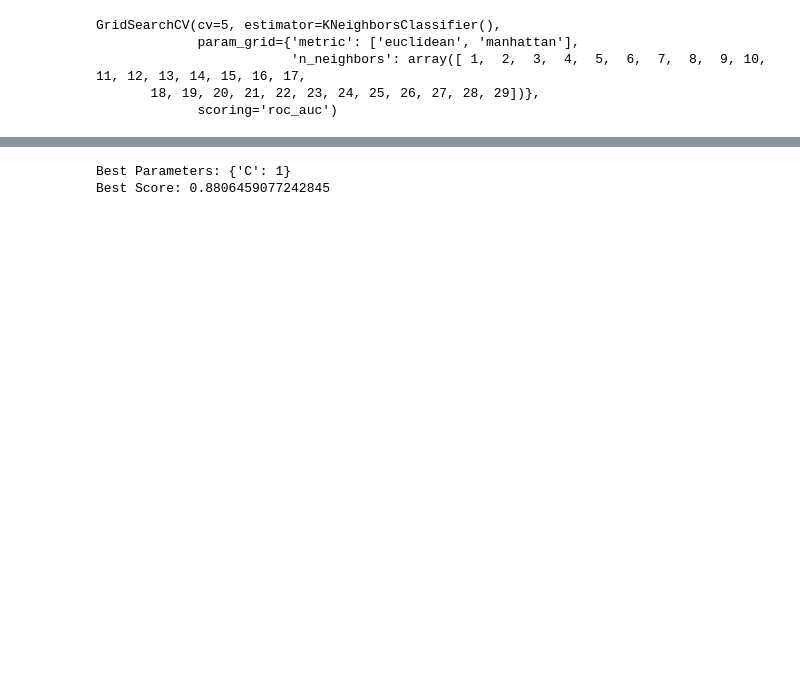
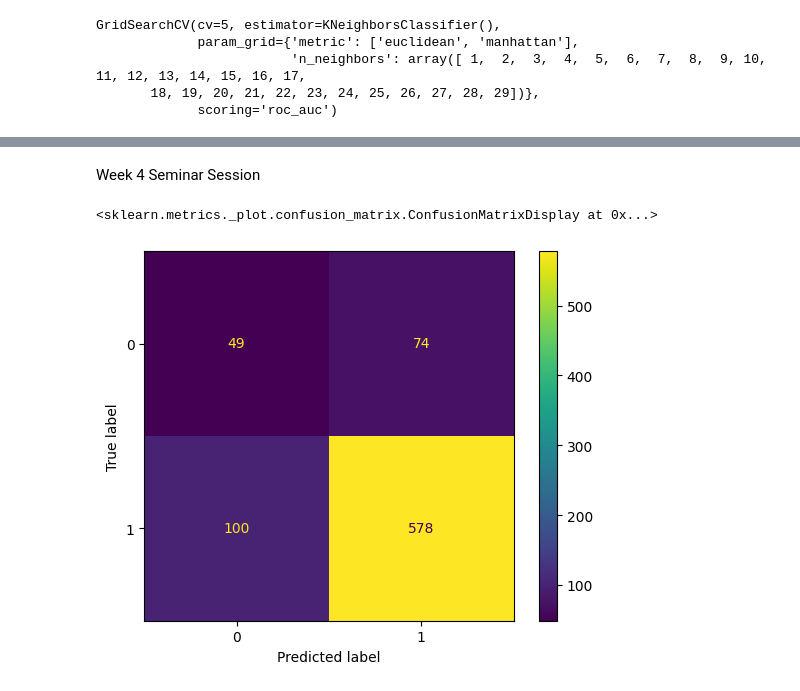
Before and after one commit to edmthinula/IIT_ML_tut, a Jupyter notebook: cw/week8.ipynb, the cells around one changed output, grey strips where cells are left out. Drawn from its saved outputs; the diff is of its cells as text; code cells hidden in the pictures; blank space fills up the shorter version.

```diff
--- a/cw/week8.ipynb
+++ b/cw/week8.ipynb
@@ -217,23 +260,10 @@ Naïve Bayes Accuracy: 0.8089887640449438
-# %%
-param_grid = {'C': [0.01, 0.1, 1, 10, 100]}
-skf = StratifiedKFold(n_splits=3, shuffle=True, random_state=42)
-# Use ravel() to flatten y_train
-gscv = GridSearchCV(
-    LogisticRegression(solver='lbfgs'),
-    param_grid,
-    cv=skf,
-    scoring='f1_weighted',  # better metric for imbalanced classes
-    n_jobs=-1
-)
-from sklearn.preprocessing import StandardScaler
-scaler = StandardScaler()
-X_scaled = scaler.fit_transform(X)
-
-# Fit the model
-gscv.fit(X_scaled, y)
-
-print("Best Parameters:", gscv.best_params_)
-print("Best Score:", gscv.best_score_)
-# %% [output]
-Best Parameters: {'C': 1}
-Best Score: 0.8806459077242845
+# %% [markdown]
+Week 4 Seminar Session
+# %%
+# Create confusion matrix for Naive Bayes
+nb_cm = confusion_matrix(y_test, y_pred_nb, labels = nb.classes_)
+nb_cm = ConfusionMatrixDisplay(nb_cm, display_labels = nb.classes_)
+nb_cm.plot()
+# %% [output]
+<sklearn.metrics._plot.confusion_matrix.ConfusionMatrixDisplay at 0x...>
+[figure, added]
```
Also changed, not shown: parts of 45 cells of this notebook.
